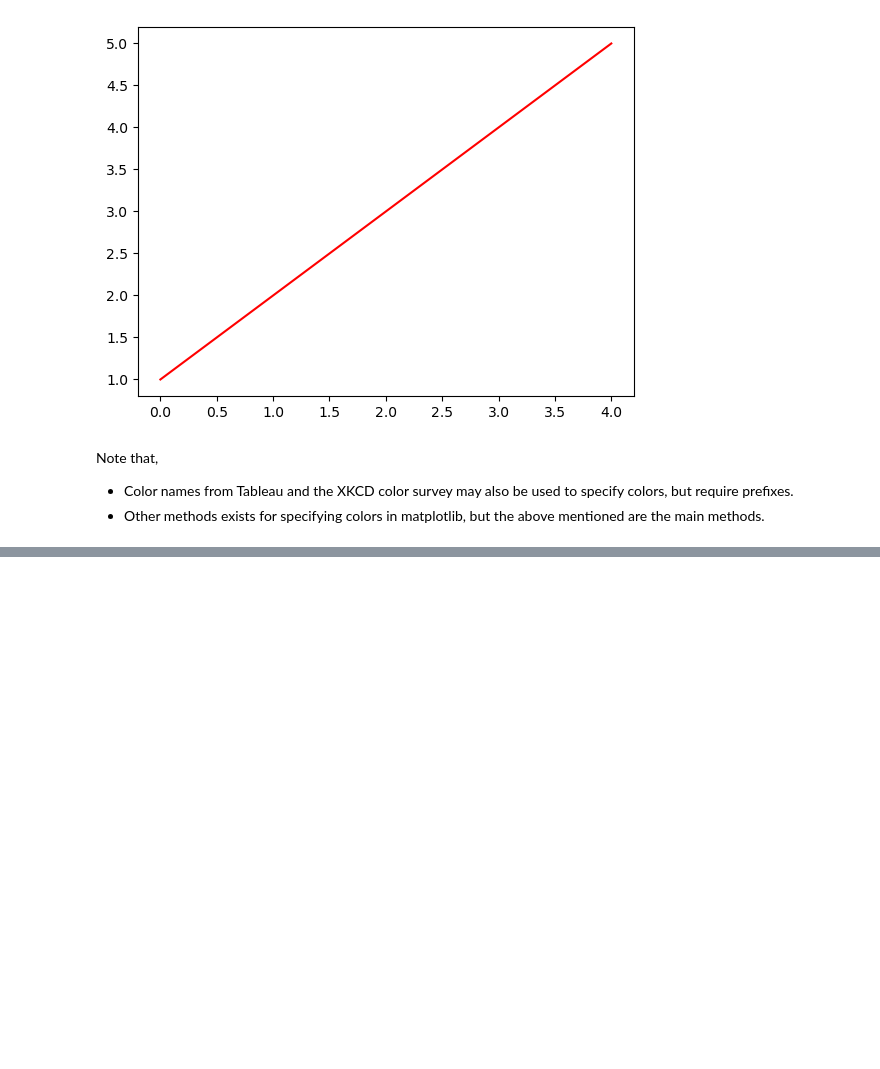
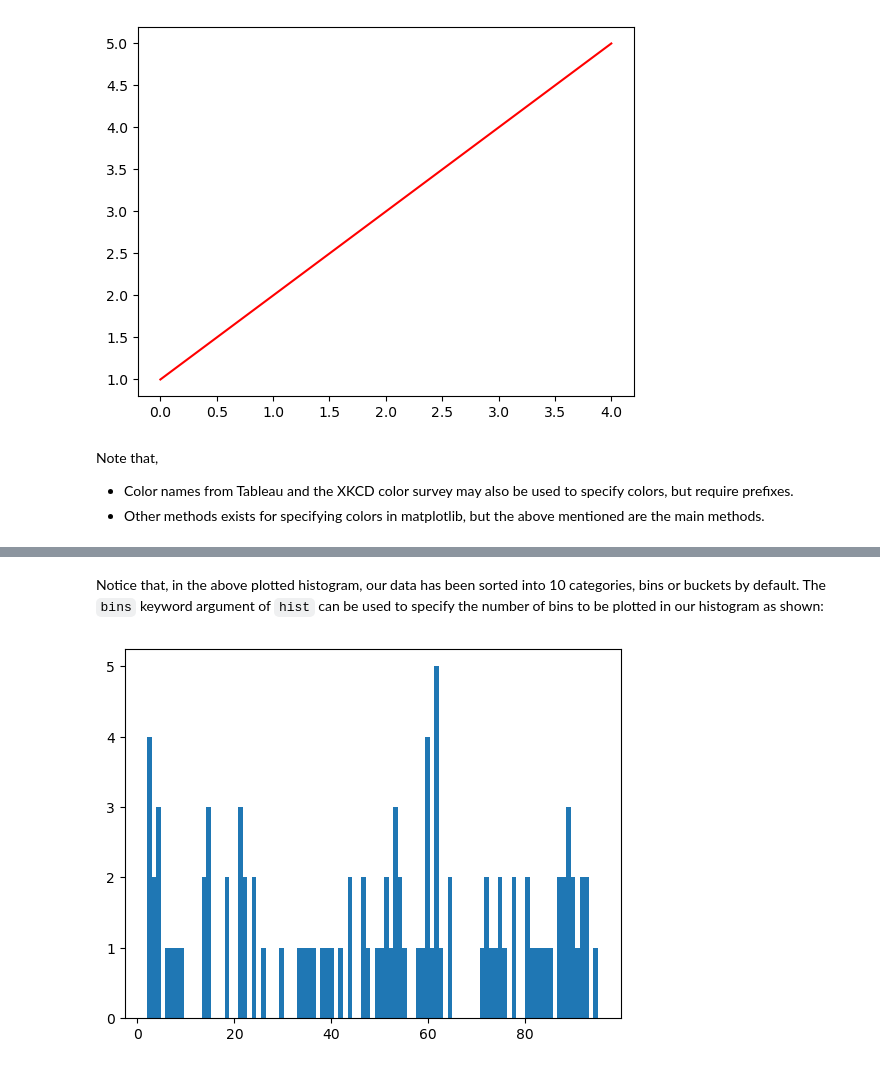
Before and after one commit to francis-ohara/intro-to-data-science, a Jupyter notebook: notebooks/5-matplotlib-exercise.ipynb, the cells around one changed output, grey strips where cells are left out. Drawn from its saved outputs; the diff is of its cells as text; code cells hidden in the pictures; blank space fills up the shorter version.

```diff
--- a/notebooks/5-matplotlib-exercise.ipynb
+++ b/notebooks/5-matplotlib-exercise.ipynb
@@ -935,0 +958,8 @@ In the following section, we will learn about the other matplotlib plot types
+# %% [markdown]
+Notice that, in the above plotted histogram, our data has been sorted into 10 categories, bins or buckets by default.
+The `bins` keyword argument of `hist` can be used to specify the number of bins to be plotted in our histogram as shown:
+# %%
+plt.hist(values, bins=99)  # plot histogram from values using 99 bins
+plt.show()
+# %% [output]
+[figure, added]
```
Also changed, not shown: parts of 11 cells of this notebook, 1 other file.
